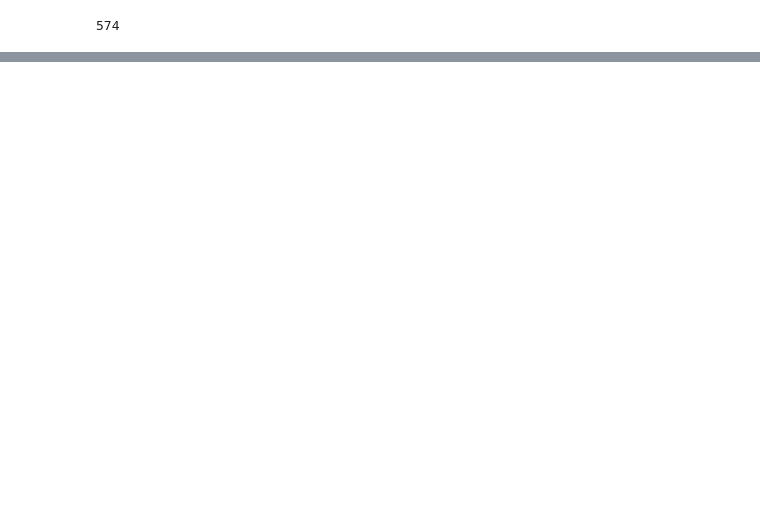
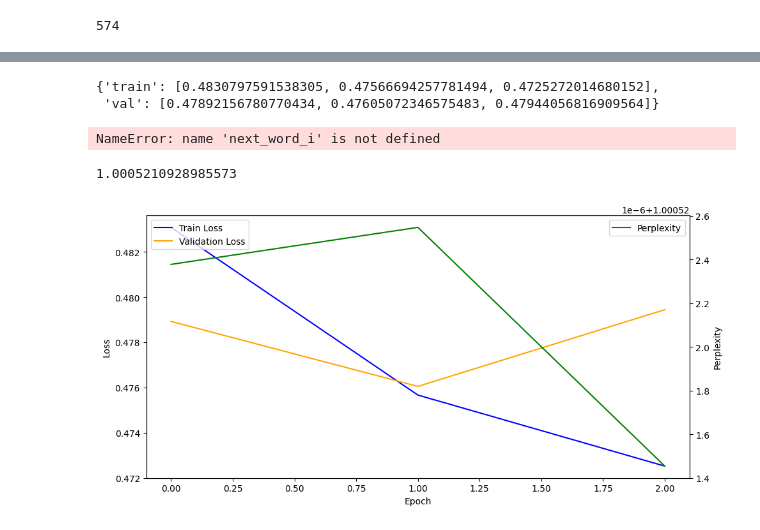
Before and after one commit to Page0526/machine-learning-crash-course, a Jupyter notebook: deep-neural-networks/nlp/neural-language-model.ipynb, the cells around one changed output, grey strips where cells are left out. Drawn from its saved outputs; the diff is of its cells as text; code cells hidden in the pictures; blank space fills up the shorter version.

Commit message:
Kaggle Notebook | Neural Language Model | Add perplexity metrics, plot function

```diff
--- a/deep-neural-networks/nlp/neural-language-model.ipynb
+++ b/deep-neural-networks/nlp/neural-language-model.ipynb
@@ -335,0 +331,3 @@ testset[3]
+# %%
+inputs, target = trainset[1]
+len(inputs), len(target)
@@ -337,22 +360,27 @@ testset[3]
 class NeuralLanguageModel(nn.Module):
     def __init__(self, v_size, dim, w_size, n_hidden):
         super(NeuralLanguageModel, self).__init__()
-        self.model = nn.Sequential(
-            nn.Embedding(num_embeddings=v_size, embedding_dim=dim),
-            nn.LeakyReLU(negative_slope=0.15),
-            nn.Flatten(),
-            nn.Linear(in_features=dim*w_size, out_features=n_hidden),
-            nn.LeakyReLU(negative_slope=0.15),
-            nn.Linear(in_features=n_hidden, out_features=n_hidden),
-            nn.LeakyReLU(negative_slope=0.15),
-            nn.Linear(in_features=n_hidden, out_features=v_size)
-        )
+        self.embedding = nn.Embedding(num_embeddings = v_size, embedding_dim = dim)
+        self.flatten = nn.Flatten(start_dim = 1)
+        self.fc1 = nn.Linear(in_features = dim*w_size, out_features = n_hidden)
+        self.leaky_relu = nn.LeakyReLU(negative_slope = 0.15)
+        self.fc2 = nn.Linear(in_features = n_hidden, out_features = n_hidden)
+        self.fc3 = nn.Linear(in_features = n_hidden, out_features = v_size)
 
     def forward(self, x):
-        return self.model(x)
+        x = self.embedding(x)
+        x = self.flatten(x)
+        x = self.fc1(x)
+        x = self.leaky_relu(x)
+        x = self.fc2(x)
+        x = self.leaky_relu(x)
+        x = self.fc3(x)
+        return x
 # %%
 vocab=trainset.vocab
+tok2id = trainset.tok2id
+id2tok = trainset.id2tok
 v_size=len(vocab)
 
-neural_model = NeuralLanguageModel(v_size=v_size, dim=100, w_size=5, n_hidden=64)
+neural_model = NeuralLanguageModel(v_size=v_size, dim=100, w_size=5, n_hidden=128)
 neural_model
@@ -453,0 +561,18 @@ RuntimeError: Expected tensor for argument #1 'indices' to have one of the follo
+# %%
+trainer.loss
+# %% [output]
+{'train': [0.4830797591538305, 0.47566694257781494, 0.4725272014680152],
+ 'val': [0.47892156780770434, 0.47605072346575483, 0.47944056816909564]}
+# %%
+context, target = testset[4]
+trainer.predict(torch.tensor(context).to(device))
+# %% [output]
+NameError: name 'next_word_i' is not defined
+# %%
+trainer.perplexity(trainloader)
+# %% [output]
+1.0005210928985573
+# %%
+trainer.plot()
+# %% [output]
+[figure, added]
```
Also changed, not shown: parts of 17 cells of this notebook.
